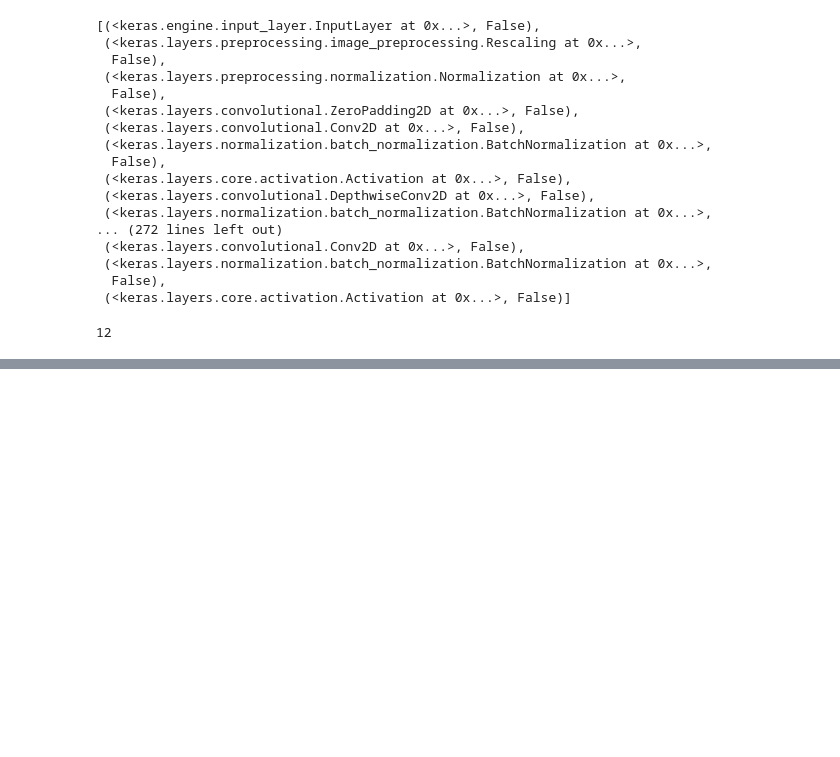
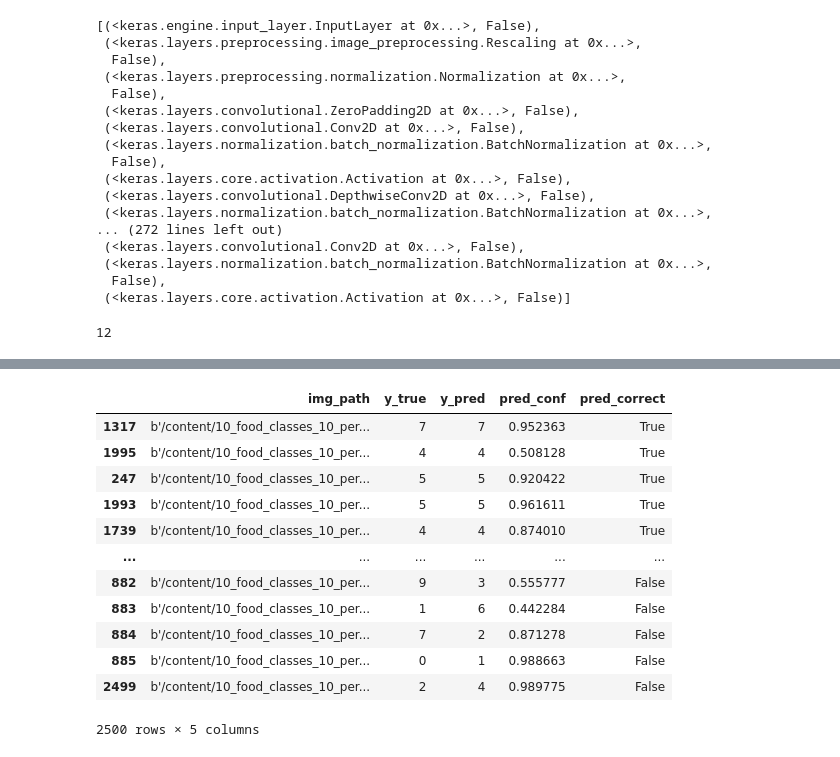
Before and after one commit to terrysu64/Machine-Learning-and-Data-Science-Projects, a Jupyter notebook: fine_tuning.ipynb, the cells around one changed output, grey strips where cells are left out. Cells and saved outputs as stored; diff of their text form; code cells hidden in the pictures; blank space fills up the shorter version.

Commit message:
investigating incorrect preds

```diff
--- a/fine_tuning.ipynb
+++ b/fine_tuning.ipynb
@@ -354,0 +356,10 @@ plot_loss_curves(history) #need to reduce overfitting
+# %%
+preds = model.predict(test_data)
+
+#get filepaths
+filepaths = []
+for filepath in test_data.list_files("/content/10_food_classes_10_percent/test/*/*.jpg",
+                                     shuffle=False):
+  filepaths += [filepath.numpy()]
+
+filepaths[:5]
@@ -354,0 +372,17 @@ plot_loss_curves(history) #need to reduce overfitting
+# %%
+import pandas as pd
+
+#group test vs pred labels together
+
+y_labels = []
+
+for images, labels in test_data.unbatch():
+  y_labels.append(labels.numpy().argmax())
+
+
+pred_classes = preds.argmax(axis=1)
+
+pred_df = pd.DataFrame({"img_path": filepaths,
+                        "y_true": y_labels,
+                        "y_pred": pred_classes,
+                        "pred_conf": preds.max(axis=1)})
@@ -354,0 +405,17 @@ plot_loss_curves(history) #need to reduce overfitting
+# %%
+pred_df["pred_correct"] = pred_df["y_true"] == pred_df["y_pred"]
+pred_df.sort_values('pred_correct', ascending=False) #we could further sort to find specific images that had a high confidence but was incorrect
+# %% [output]
+|  | img_path | y_true | y_pred | pred_conf | pred_correct |
+| 1317 | b'/content/10_food_classes_10_per... | 7 | 7 | 0.952363 | True |
+| 1995 | b'/content/10_food_classes_10_per... | 4 | 4 | 0.508128 | True |
+| 247 | b'/content/10_food_classes_10_per... | 5 | 5 | 0.920422 | True |
+| 1993 | b'/content/10_food_classes_10_per... | 5 | 5 | 0.961611 | True |
+| 1739 | b'/content/10_food_classes_10_per... | 4 | 4 | 0.874010 | True |
+| ... | ... | ... | ... | ... | ... |
+| 882 | b'/content/10_food_classes_10_per... | 9 | 3 | 0.555777 | False |
+| 883 | b'/content/10_food_classes_10_per... | 1 | 6 | 0.442284 | False |
+| 884 | b'/content/10_food_classes_10_per... | 7 | 2 | 0.871278 | False |
+| 885 | b'/content/10_food_classes_10_per... | 0 | 1 | 0.988663 | False |
+| 2499 | b'/content/10_food_classes_10_per... | 2 | 4 | 0.989775 | False |
+2500 rows × 5 columns
```
Also changed, not shown: parts of 16 cells of this notebook.
